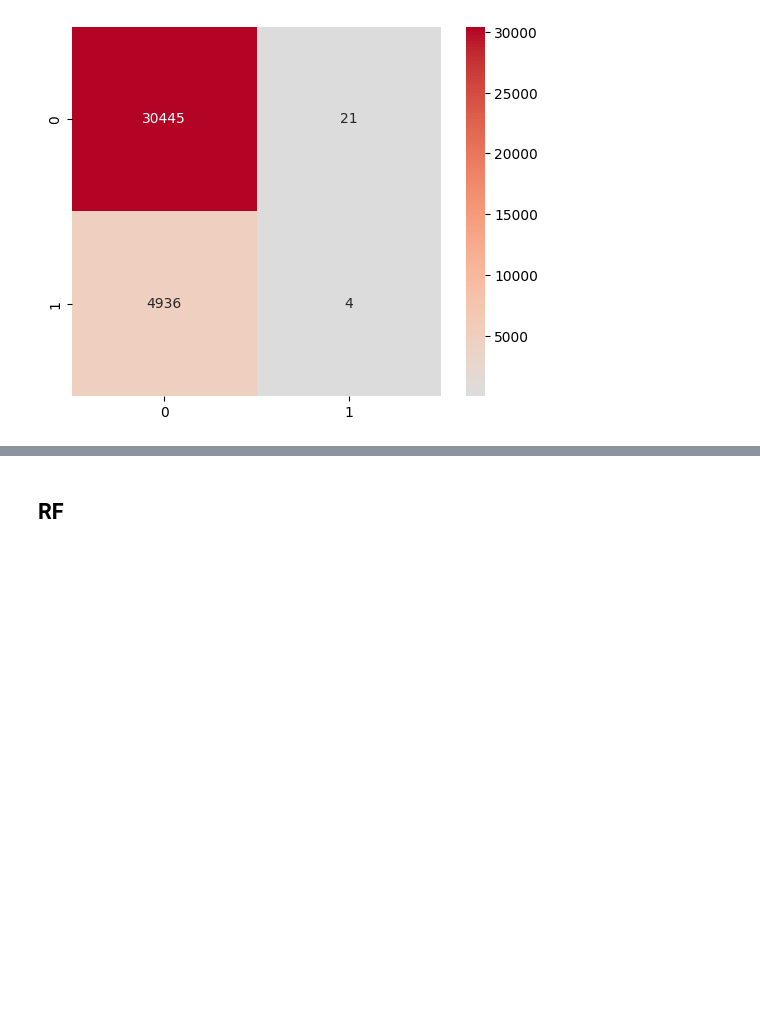
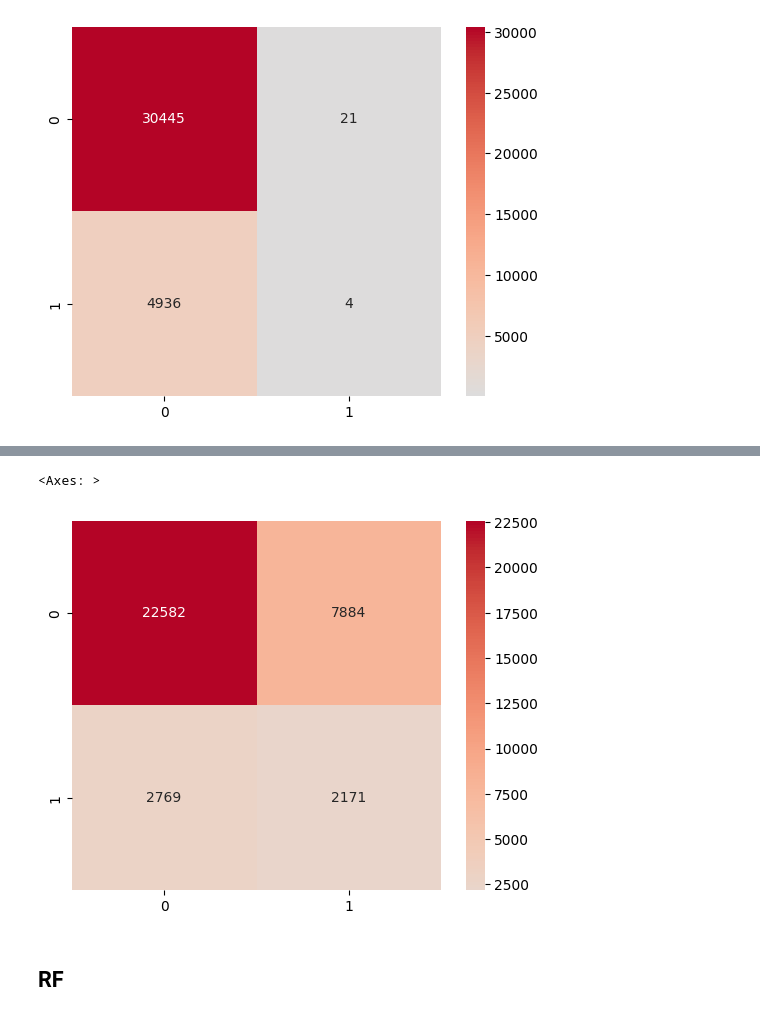
Before and after one commit to DiVitoTommaso/Cyclists-Races_Data-Mining, a Jupyter notebook: Supervised Learning.ipynb, the cells around one changed output, grey strips where cells are left out. Cells and saved outputs as stored; diff of their text form; code cells hidden in the pictures; blank space fills up the shorter version.

```diff
--- a/Supervised Learning.ipynb
+++ b/Supervised Learning.ipynb
@@ -915,6 +1183,8 @@ MODELS_DIR = "models" + os.sep
 SMV_MODEL_NAME = "best_svm.pkl"
 RF_MODEL_NAME = "best_rf.pkl"
 XGB_MODEL_NAME = "best_xgb.pkl"
+NN_MODEL_NAME = "nn_model.keras"
+NN_PREPROCESSOR_NAME = "nn_preprocessor.pkl"
 # %% [markdown]
 ## SVM
 # %%
@@ -940,0 +1213,8 @@ sns.heatmap(conf_matr, annot=True, cmap="coolwarm", center=0, square=True, fmt="
+# %%
+preprocessor = joblib.load(MODELS_DIR + NN_PREPROCESSOR_NAME)
+model = keras.models.load_model(MODELS_DIR + NN_MODEL_NAME)
+X_test_preprocessed = preprocessor.transform(X_test)
+y_pred = model.predict(X_test_preprocessed)
+y_pred = (y_pred > 0.5).astype(int)
+print("NN")
+print(classification_report(y_test, y_pred))
@@ -941,3 +1232,9 @@ sns.heatmap(conf_matr, annot=True, cmap="coolwarm", center=0, square=True, fmt="
+# %%
+conf_matr = confusion_matrix(y_test, y_pred)
+sns.heatmap(conf_matr, annot=True, cmap="coolwarm", center=0, square=True, fmt="d")
+# %% [output]
+<Axes: >
+[figure, added]
 # %% [markdown]
 ## RF
 # %%
```
Also changed, not shown: parts of 16 cells of this notebook, 2 other files.
